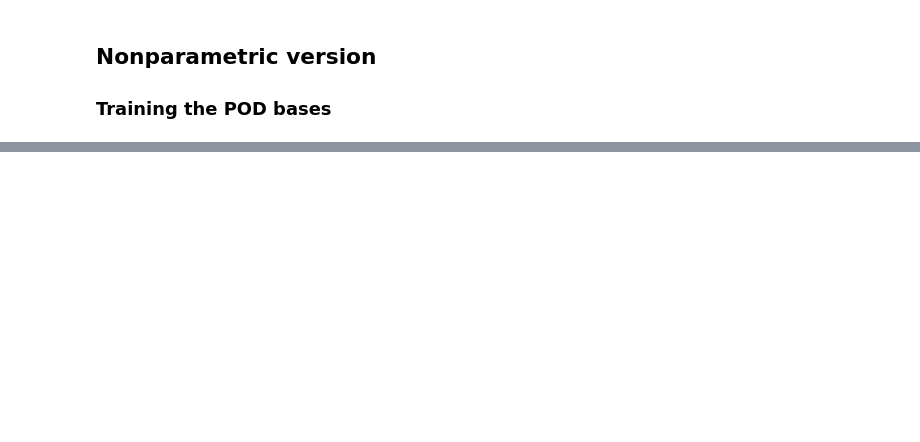
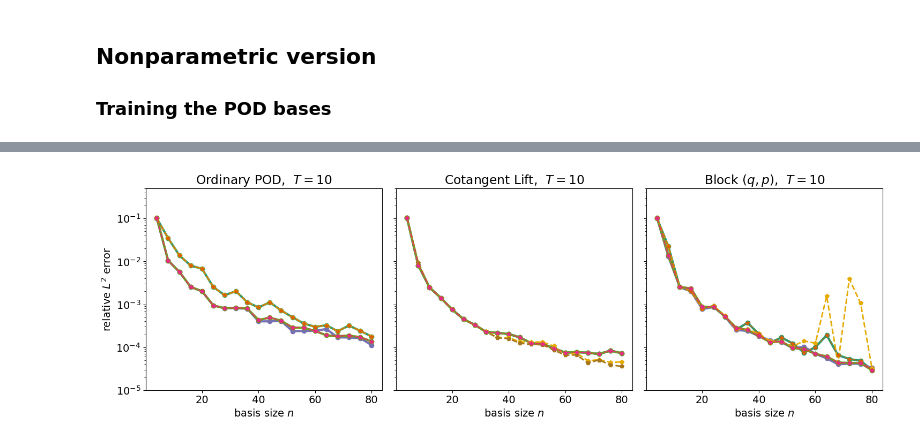
Before and after one commit to sandialabs/HamiltonianOpInf, a Jupyter notebook: ToyWave1D/WaveEx.ipynb, the cells around one changed output, grey strips where cells are left out. Drawn from its saved outputs; the diff is of its cells as text; code cells hidden in the pictures; blank space fills up the shorter version.

```diff
--- a/ToyWave1D/WaveEx.ipynb
+++ b/ToyWave1D/WaveEx.ipynb
@@ -10,14 +10,18 @@ import numpy as np
 import matplotlib.pyplot as plt
 
 from scipy.sparse import csc_matrix
+# from scipy.linalg import ldl
 
-import ROM_utils as ru
+import ROM_utils_check as ru
 import OpInf_utils as ou
 from KdV_BBM_utils import tridiag
 
 # To suppress annoying umfpack "almost singular" warnings
 import warnings
 warnings.filterwarnings('ignore', '.*singular matrix!.*')
+
+plt.rcParams.update({'font.size': 14})
+plt.rcParams['figure.constrained_layout.use'] = True
 # %% [markdown]
 ## Define functions for generating data
 # %%
@@ -514,0 +415,58 @@ plt.show()
+# %%
+fig, ax = plt.subplots(1, 3, figsize=(15,5), sharex=True, sharey=True)
+ax[0].set_ylabel('relative $L^2$ error')
+
+titleList = [f'Ordinary POD,  $T={Ttest}$',
+                f'Cotangent Lift,  $T={Ttest}$',
+                f'Block $(q,p)$,  $T={Ttest}$']
+alpha=1
+
+for i in range(len(rom_list)):
+
+    # Print error magnitudes
+    print(f'{i} the relative L2 errors for intrusive GROM are {eIntG[i]}')
+    print(f'{i} the relative L2 errors for OpInf GROM (original) are {eOpGno[i]}')
+    print(f'{i} the relative L2 errors for OpInf GROM (reprojected) are {eOpGre[i]}')
+    print(f'{i} the relative L2 errors for intrusive HROM (inconsistent) are {eIntHinc[i]}')
+    print(f'{i} the relative L2 errors for intrusive HROM (consistent) are {eIntHcon[i]}')
+    print(f'{i} the relative L2 errors for OpInf HROM (original) are {eOpHno[i]}')
+    print(f'{i} the relative L2 errors for OpInf HROM (reprojected) are {eOpHre[i]}' + '\n')
+
+    ax.flatten()[i].semilogy(nList, eIntG[i],
+                                label='Intrusive G-ROM (MC)',
+                                marker='o', linestyle='-', linewidth=3.0, markersize=6, alpha=alpha,
+                                color = cmap.colors[0])
+    ax.flatten()[i].semilogy(nList, eIntHinc[i],
+                                label='Intrusive H-ROM (MC, inconsistent)',
+                                marker='o', linestyle='-', linewidth=3.0, markersize=6, alpha=alpha,
+                                color=cmap.colors[2])
+    ax.flatten()[i].semilogy(nList, eIntHcon[i],
+                                label='Intrusive H-ROM (MC, consistent)',
+                                marker='o', linestyle='-', linewidth=3.0, markersize=6, alpha=alpha,
+                                color=cmap.colors[4])
+    ax.flatten()[i].semilogy(nList, eOpGno[i],
+                                label='OpInf G-ROM (MC, original)',
+                                marker='p', linestyle='--', linewidth=2.0, markersize=6, alpha=alpha,
+                                color=cmap.colors[5])
+    ax.flatten()[i].semilogy(nList, eOpHno[i],
+                                label='OpInf H-ROM (MC, original)',
+                                marker='p', linestyle='--', linewidth=2.0, markersize=6, alpha=alpha,
+                                color=cmap.colors[6])
+    ax.flatten()[i].semilogy(nList, eOpGre[i],
+                                label='OpInf G-ROM (MC, reprojected)',
+                                marker='*', linestyle='-.', linewidth=1.0, markersize=6, alpha=alpha,
+                                color=cmap.colors[1])
+    ax.flatten()[i].semilogy(nList, eOpHre[i],
+                                label='OpInf H-ROM (MC, reprojected)',
+                                marker='*', linestyle='-.', linewidth=1.0, markersize=6, alpha=alpha,
+                                color=cmap.colors[3])
+
+    ax.flatten()[i].set_ylim([10**-5, 5*10**-1])
+    ax.flatten()[i].set_title(f'{titleList[i]}')
+    # ax.flatten()[i].legend(prop={'size':8}, loc=3)
+    ax.flatten()[i].set_xlabel('basis size $n$')
+
+plt.tight_layout()
+plt.savefig(f'WavePlotT{Ttest}.pdf', transparent=True)
+plt.show()
+# %% [output]
@@ -514,0 +490 @@ plt.show()
+[figure, added]
```
Also changed, not shown: parts of 27 cells of this notebook, 6 other files.
